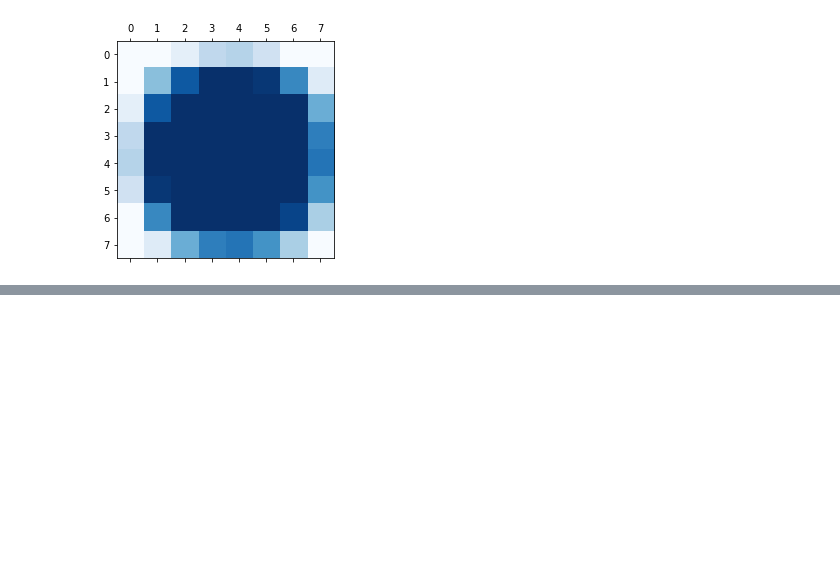
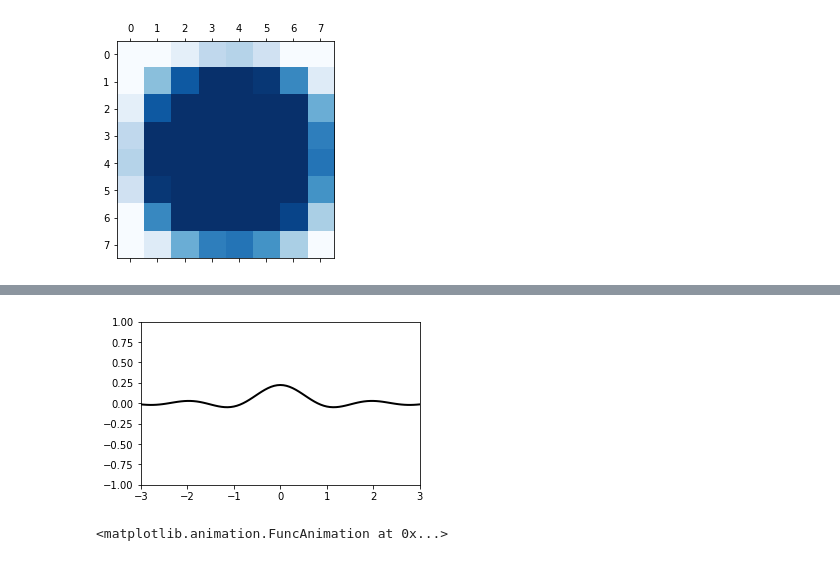
Before and after one commit to blakeelias/multi_scale_pandemic, a Jupyter notebook: Visualizations.ipynb, the cells around one changed output, grey strips where cells are left out. Cells and saved outputs as stored; diff of their text form; code cells hidden in the pictures; blank space fills up the shorter version.

```diff
--- a/Visualizations.ipynb
+++ b/Visualizations.ipynb
@@ -115,0 +125,30 @@ for t, N_b_t in enumerate(results['N_bs'][1]):
+# %%
+fig, ax = plt.subplots(figsize=(5, 3))
+ax.set(xlim=(-3, 3), ylim=(-1, 1))
+
+x = np.linspace(-3, 3, 91)
+t = np.linspace(1, 25, 30)
+X2, T2 = np.meshgrid(x, t)
+
+sinT2 = np.sin(2*np.pi*T2/T2.max())
+F = 0.9*sinT2*np.sinc(X2*(1 + sinT2))
+
+line = ax.plot(x, F[0, :], color='k', lw=2)[0]
+
+def animate(i):
+    line.set_ydata(F[i, :])
+
+anim = FuncAnimation(
+    fig, animate, interval=100, frames=len(t)-1)
+
+#plt.draw()
+#plt.show()
+#fig.show()
+# %% [output]
+[figure, added]
+# %%
+# render animation
+# requires ffmpeg to be installed (`sudo apt install ffmpeg` if this line fails)
+anim
+# %% [output]
+<matplotlib.animation.FuncAnimation at 0x...>
```
Also changed, not shown: parts of 8 cells of this notebook, 2 other files.
